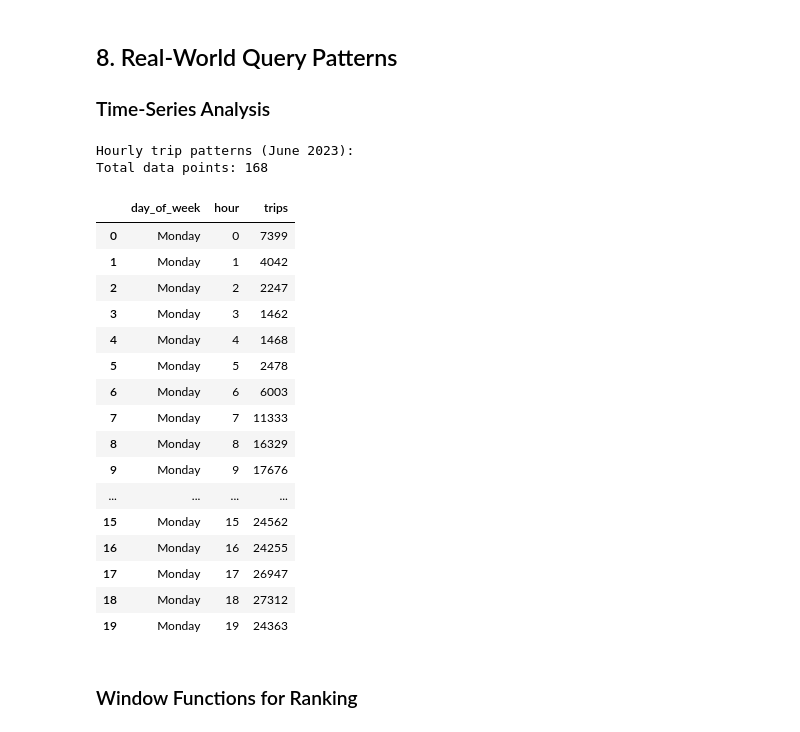
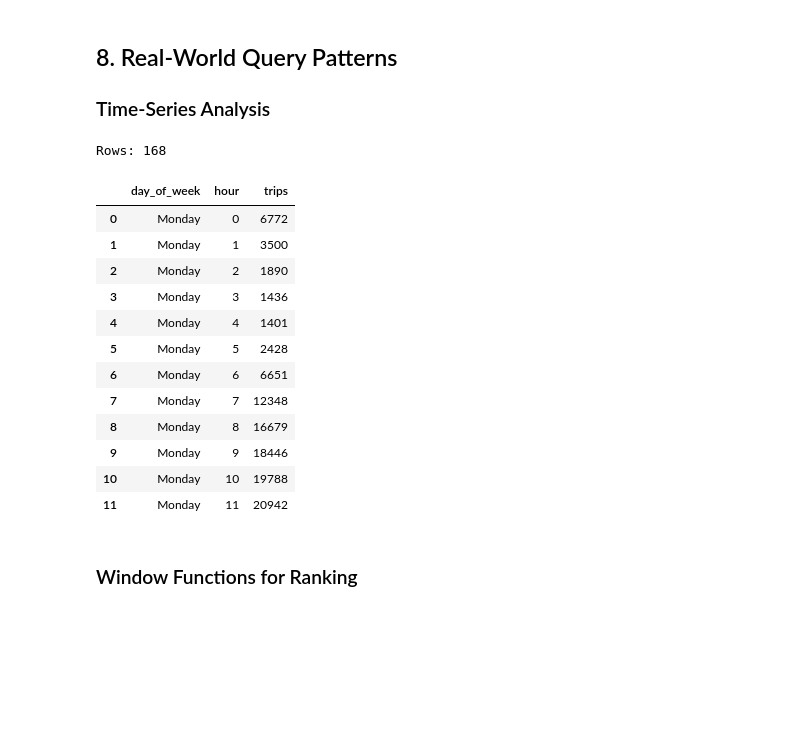
Before and after one commit to arshadansari27/local-first-analytics-code, a Jupyter notebook: chapter-05/chapter_05_duckdb_warehouse.ipynb, the cells around one changed output. Drawn from its saved outputs; the diff is of its cells as text; code cells hidden in the pictures; blank space fills up the shorter version.

```diff
--- a/chapter-05/chapter_05_duckdb_warehouse.ipynb
+++ b/chapter-05/chapter_05_duckdb_warehouse.ipynb
@@ -106,19 +73,20 @@ Monthly trip statistics (50M rows, ~3 seconds):
 # %%
-con = duckdb.connect()
-
-# Query all 50M rows across 12 files
+# Aggregate across every Parquet file in the directory.
+# DuckDB does column projection + predicate pushdown automatically.
 result = con.execute("""
     SELECT
         DATE_TRUNC('month', tpep_pickup_datetime) AS month,
         COUNT(*) AS trips,
         ROUND(AVG(trip_distance), 2) AS avg_distance,
         ROUND(AVG(total_amount), 2) AS avg_fare
-    FROM read_parquet('data/raw/taxi/*.parquet', union_by_name=1)
+    FROM read_parquet('data/raw/taxi/yellow_tripdata_*.parquet')
     WHERE trip_distance > 0
+      AND tpep_pickup_datetime >= TIMESTAMP '2023-01-01'
+      AND tpep_pickup_datetime <  TIMESTAMP '2024-01-01'
     GROUP BY 1
     ORDER BY 1
 """).df()
 
-print("Monthly trip statistics (50M rows, ~3 seconds):")
+print('Monthly trip statistics:')
 result
 # %% [output]
@@ -464,51 +411,44 @@ Top 10 pickup zones (Q1 2023):
 
 ### Time-Series Analysis
 # %%
-# Hourly demand by day of week
+# Hourly demand by day of week (single month so we get every weekday)
 hourly_pattern = con.execute("""
     SELECT
         DAYNAME(pickup_time) AS day_of_week,
         HOUR(pickup_time) AS hour,
         COUNT(*) AS trips
     FROM clean_trips
-    WHERE pickup_date BETWEEN '2023-06-01' AND '2023-06-30'  -- June only
     GROUP BY 1, 2
     ORDER BY
         CASE DAYNAME(pickup_time)
-            WHEN 'Monday' THEN 1
-            WHEN 'Tuesday' THEN 2
+            WHEN 'Monday'    THEN 1
+            WHEN 'Tuesday'   THEN 2
             WHEN 'Wednesday' THEN 3
-            WHEN 'Thursday' THEN 4
-            WHEN 'Friday' THEN 5
-            WHEN 'Saturday' THEN 6
-            WHEN 'Sunday' THEN 7
+            WHEN 'Thursday'  THEN 4
+            WHEN 'Friday'    THEN 5
+            WHEN 'Saturday'  THEN 6
+            WHEN 'Sunday'    THEN 7
         END,
         hour
 """).df()
 
-print("Hourly trip patterns (June 2023):")
-print(f"Total data points: {len(hourly_pattern)}")
-hourly_pattern.head(20)
+print(f'Rows: {len(hourly_pattern)}')
+hourly_pattern.head(12)
 # %% [output]
-Hourly trip patterns (June 2023):
-Total data points: 168
+Rows: 168
 |  | day_of_week | hour | trips |
-| 0 | Monday | 0 | 7399 |
-| 1 | Monday | 1 | 4042 |
-| 2 | Monday | 2 | 2247 |
-| 3 | Monday | 3 | 1462 |
-| 4 | Monday | 4 | 1468 |
-| 5 | Monday | 5 | 2478 |
-| 6 | Monday | 6 | 6003 |
-| 7 | Monday | 7 | 11333 |
-| 8 | Monday | 8 | 16329 |
-| 9 | Monday | 9 | 17676 |
-| ... | ... | ... | ... |
-| 15 | Monday | 15 | 24562 |
-| 16 | Monday | 16 | 24255 |
-| 17 | Monday | 17 | 26947 |
-| 18 | Monday | 18 | 27312 |
-| 19 | Monday | 19 | 24363 |
+| 0 | Monday | 0 | 6772 |
+| 1 | Monday | 1 | 3500 |
+| 2 | Monday | 2 | 1890 |
+| 3 | Monday | 3 | 1436 |
+| 4 | Monday | 4 | 1401 |
+| 5 | Monday | 5 | 2428 |
+| 6 | Monday | 6 | 6651 |
+| 7 | Monday | 7 | 12348 |
+| 8 | Monday | 8 | 16679 |
+| 9 | Monday | 9 | 18446 |
+| 10 | Monday | 10 | 19788 |
+| 11 | Monday | 11 | 20942 |
 # %% [markdown]
 ### Window Functions for Ranking
 # %%
```
Also changed, not shown: parts of 25 cells of this notebook, 12 other files.
